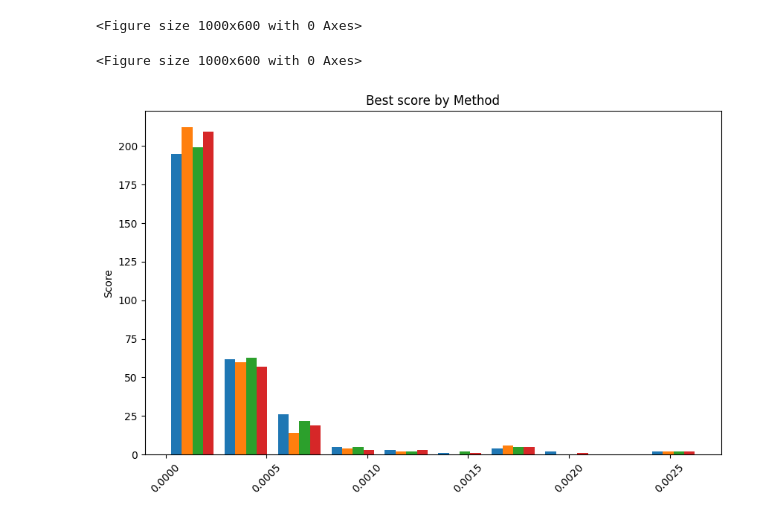
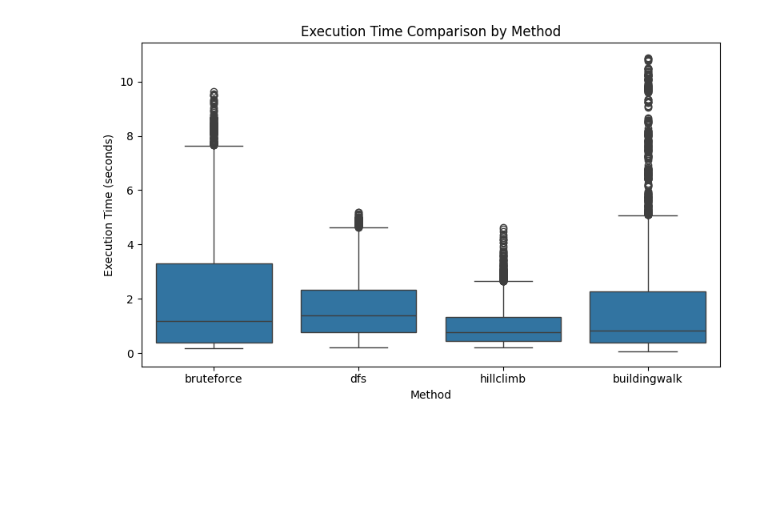
Before and after one commit to lewenhagen/AI_Enhanced_Method_for_Improved_CCTV_Camera_Placement, a Jupyter notebook: notebook.ipynb, the cells around one changed output. Saved outputs shown, nothing was run; the diff lists cells and outputs as text; code cells hidden in the pictures; blank space fills up the shorter version.

Commit message:
started on graphs

```diff
--- a/notebook.ipynb
+++ b/notebook.ipynb
@@ -1,11 +1,10 @@
 # %%
 import pandas as pd
-import json
-import matplotlib
 import matplotlib.pyplot as plt
 import seaborn as sns
+import json
 
-exp_json = "./experiment-20251212.json"
+exp_json = "./experiment-20260123.json"
 
 df = pd.read_json(exp_json)
 df.to_pickle("experiment.pickle")
@@ -88,25 +14,18 @@ plt.show()
-# %%
-plt.figure(figsize=(10, 6))
-#print(df)
-methods = df["method"].unique()
-
-data = [
-    df[(df["method"] == m) &
-        (df["radius"] == 100) &
-        (df["dist_weight"] == 0)
-    ]
-        ["best_score"]
-    for m in methods
-]
-
-plt.hist(data)
-
-plt.title("Best score by Method")
-plt.ylabel("Score")
-plt.xticks(rotation=45)
-
-plt.show()
-# %% [output]
-<Figure size 1000x600 with 0 Axes>
-<Figure size 1000x600 with 0 Axes>
-[figure, removed]
+# %%
+plt.figure(figsize=(8, 5))
+
+sns.boxplot(
+    data=df,
+    x="method",
+    y="execution_time",
+    order=["bruteforce", "dfs", "hillclimb", "buildingwalk"]
+)
+
+plt.xlabel("Method")
+plt.ylabel("Execution Time (seconds)")
+plt.title("Execution Time Comparison by Method")
+
+plt.tight_layout()
+plt.show()
+# %% [output]
+[figure, added]
```
Also changed, not shown: parts of 10 cells of this notebook.
